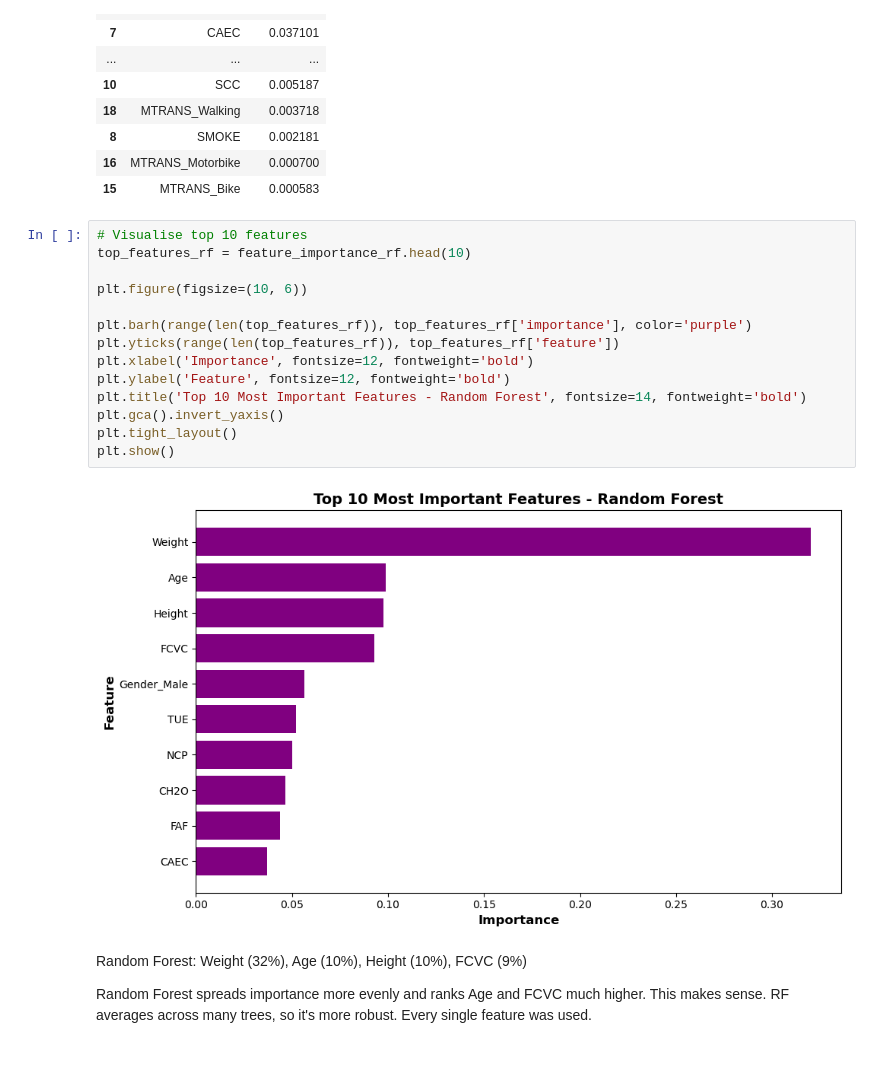
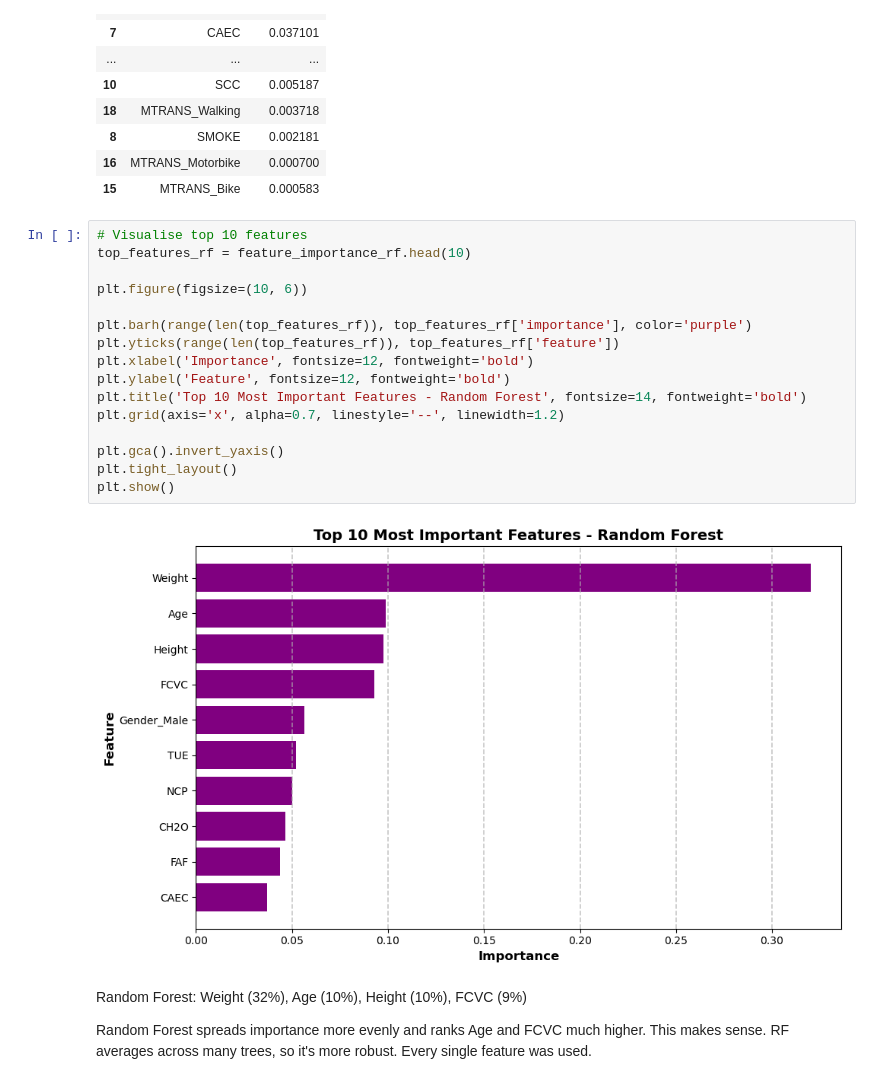
Before and after one commit to r-leeper/scu_obesity_assignment, a Jupyter notebook: CS818_Assignment.ipynb, the cells around one changed output. Cells and saved outputs as stored; diff of their text form.

```diff
--- a/CS818_Assignment.ipynb
+++ b/CS818_Assignment.ipynb
@@ -1706,19 +1706,21 @@ feature_importance_rf
 # %%
 # Visualise top 10 features
 top_features_rf = feature_importance_rf.head(10)
 
 plt.figure(figsize=(10, 6))
 
 plt.barh(range(len(top_features_rf)), top_features_rf['importance'], color='purple')
 plt.yticks(range(len(top_features_rf)), top_features_rf['feature'])
 plt.xlabel('Importance', fontsize=12, fontweight='bold')
 plt.ylabel('Feature', fontsize=12, fontweight='bold')
 plt.title('Top 10 Most Important Features - Random Forest', fontsize=14, fontweight='bold')
+plt.grid(axis='x', alpha=0.7, linestyle='--', linewidth=1.2)
+
 plt.gca().invert_yaxis()
 plt.tight_layout()
 plt.show()
 # %% [output]
-[figure, old version]
+[figure, new version]
 # %% [markdown]
 Random Forest: Weight (32%), Age (10%), Height (10%), FCVC (9%)
 
```
Also changed, not shown: parts of 6 cells of this notebook.
